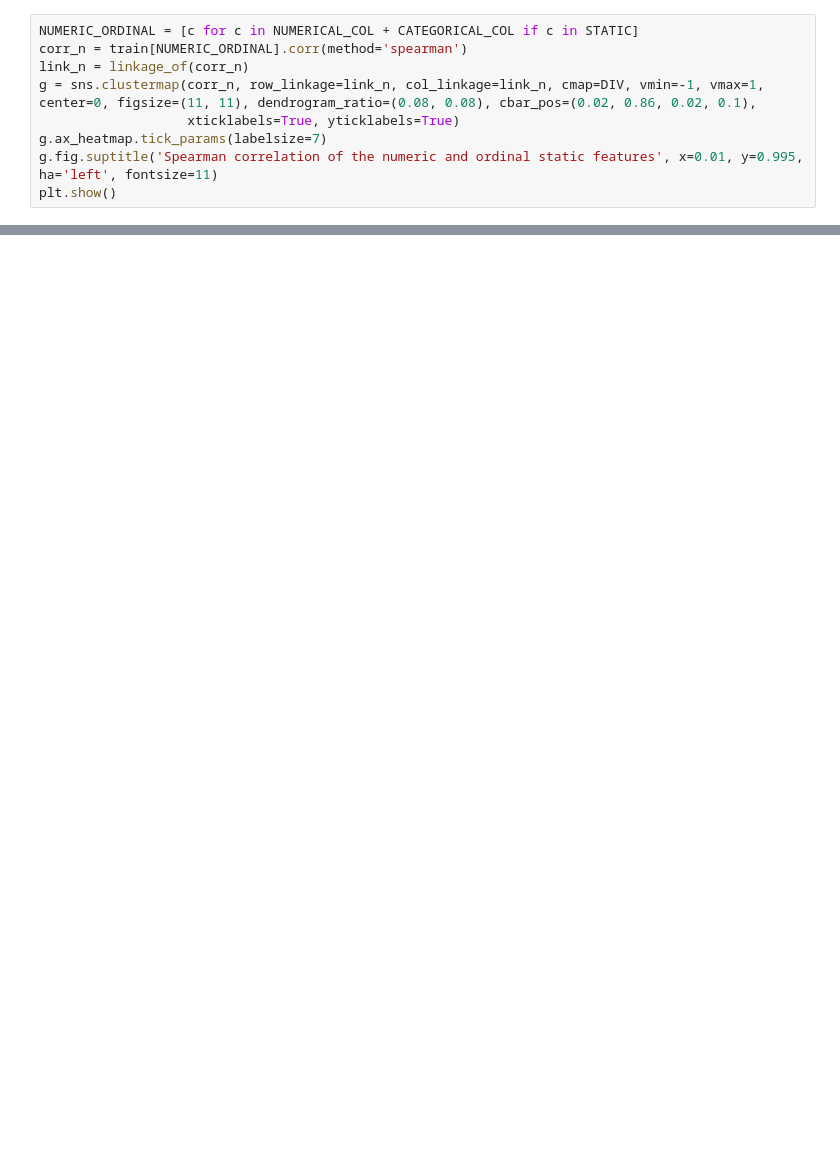
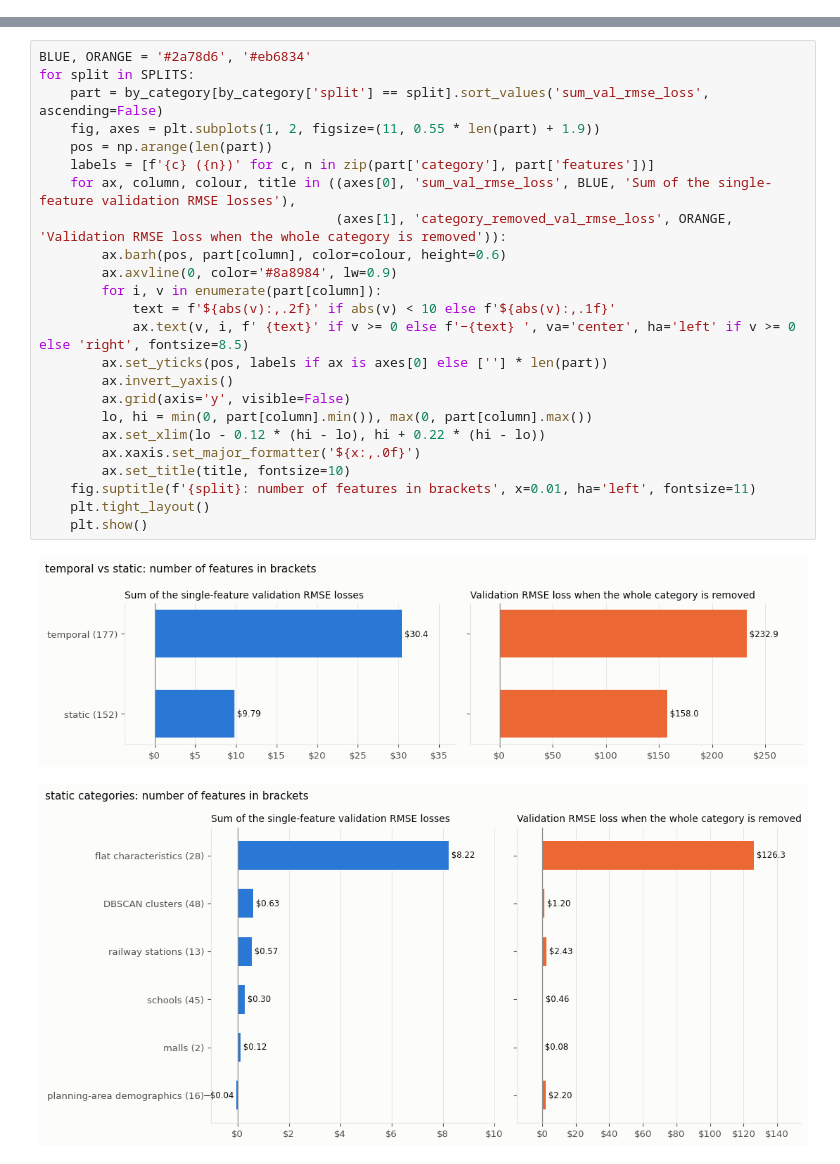
Before and after one commit to elijahkzy/CS5228-project, a Jupyter notebook: final_report/01_data_processing/03_merge_all_features/feature_analysis.ipynb, the cells around one changed output, grey strips where cells are left out. Saved outputs shown, nothing was run; the diff lists cells and outputs as text; blank space fills up the shorter version.

```diff
--- a/final_report/01_data_processing/03_merge_all_features/feature_analysis.ipynb
+++ b/final_report/01_data_processing/03_merge_all_features/feature_analysis.ipynb
@@ -962,9 +0,0 @@ Spearman correlation over the 114,841 train rentals. The first heatmap covers th
-# %%
-NUMERIC_ORDINAL = [c for c in NUMERICAL_COL + CATEGORICAL_COL if c in STATIC]
-corr_n = train[NUMERIC_ORDINAL].corr(method='spearman')
-link_n = linkage_of(corr_n)
-g = sns.clustermap(corr_n, row_linkage=link_n, col_linkage=link_n, cmap=DIV, vmin=-1, vmax=1, center=0, figsize=(11, 11), dendrogram_ratio=(0.08, 0.08), cbar_pos=(0.02, 0.86, 0.02, 0.1),
-                   xticklabels=True, yticklabels=True)
-g.ax_heatmap.tick_params(labelsize=7)
-g.fig.suptitle('Spearman correlation of the numeric and ordinal static features', x=0.01, y=0.995, ha='left', fontsize=11)
-plt.show()
@@ -1102,0 +349,27 @@ From the run stored in this notebook (fixed seeds; the tables and charts above a
+# %%
+BLUE, ORANGE = '#2a78d6', '#eb6834'
+for split in SPLITS:
+    part = by_category[by_category['split'] == split].sort_values('sum_val_rmse_loss', ascending=False)
+    fig, axes = plt.subplots(1, 2, figsize=(11, 0.55 * len(part) + 1.9))
+    pos = np.arange(len(part))
+    labels = [f'{c} ({n})' for c, n in zip(part['category'], part['features'])]
+    for ax, column, colour, title in ((axes[0], 'sum_val_rmse_loss', BLUE, 'Sum of the single-feature validation RMSE losses'),
+                                      (axes[1], 'category_removed_val_rmse_loss', ORANGE, 'Validation RMSE loss when the whole category is removed')):
+        ax.barh(pos, part[column], color=colour, height=0.6)
+        ax.axvline(0, color='#8a8984', lw=0.9)
+        for i, v in enumerate(part[column]):
+            text = f'${abs(v):,.2f}' if abs(v) < 10 else f'${abs(v):,.1f}'
+            ax.text(v, i, f' {text}' if v >= 0 else f'−{text} ', va='center', ha='left' if v >= 0 else 'right', fontsize=8.5)
+        ax.set_yticks(pos, labels if ax is axes[0] else [''] * len(part))
+        ax.invert_yaxis()
+        ax.grid(axis='y', visible=False)
+        lo, hi = min(0, part[column].min()), max(0, part[column].max())
+        ax.set_xlim(lo - 0.12 * (hi - lo), hi + 0.22 * (hi - lo))
+        ax.xaxis.set_major_formatter('${x:,.0f}')
+        ax.set_title(title, fontsize=10)
+    fig.suptitle(f'{split}: number of features in brackets', x=0.01, ha='left', fontsize=11)
+    plt.tight_layout()
+    plt.show()
+# %% [output]
+[figure, added]
+[figure, added]
```
Also changed, not shown: parts of 64 cells of this notebook.
